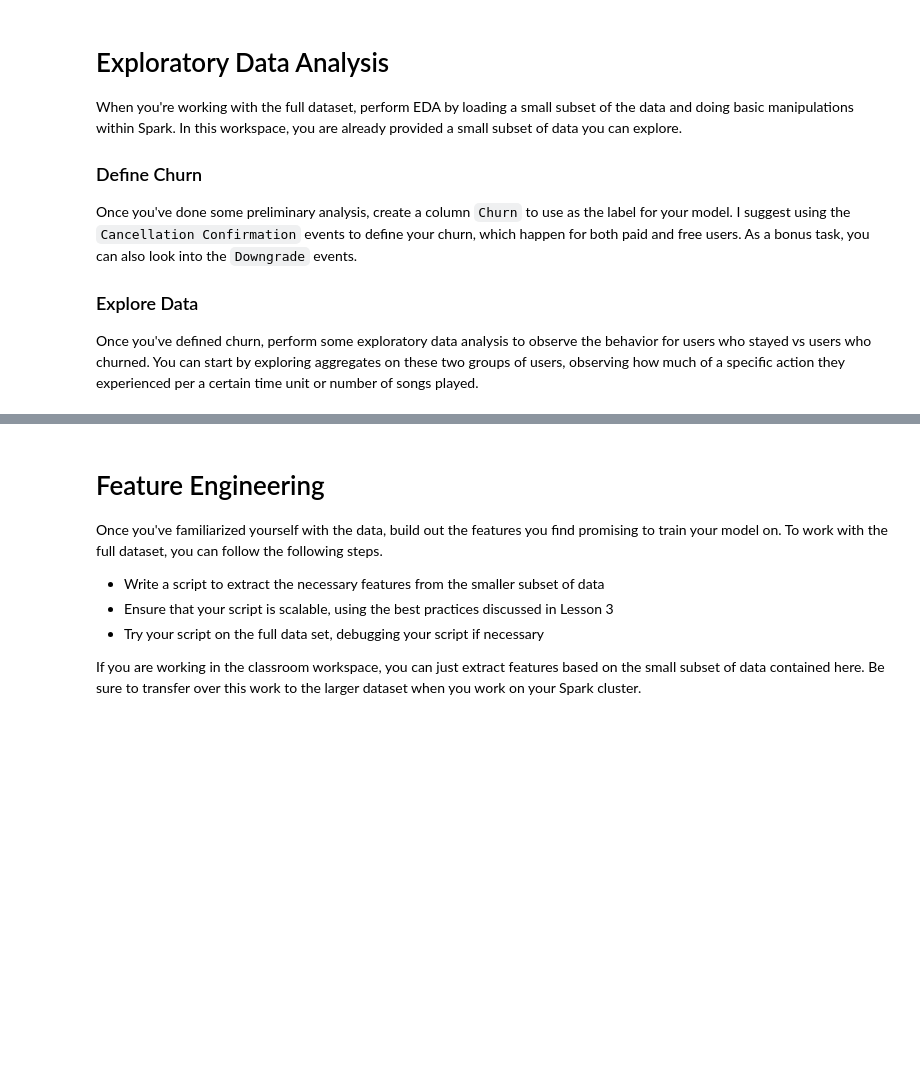
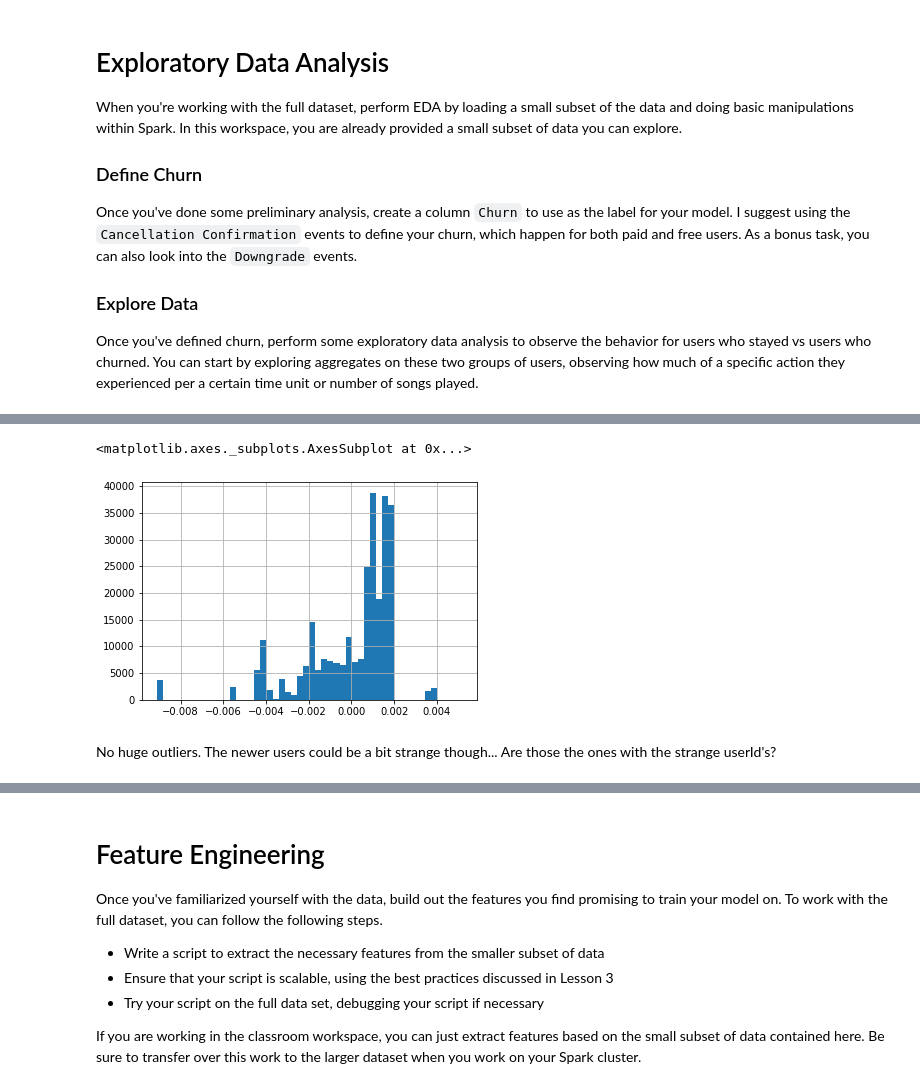
Before and after one commit to mtasende/Spark_ML, a Jupyter notebook: udacity_project/Sparkify.ipynb, the cells around one changed output, grey strips where cells are left out. Cells and saved outputs as stored; diff of their text form; code cells hidden in the pictures; blank space fills up the shorter version.

```diff
--- a/udacity_project/Sparkify.ipynb
+++ b/udacity_project/Sparkify.ipynb
@@ -133,0 +389,7 @@ Once you've defined churn, perform some exploratory data analysis to observe the
+# %%
+((pdata.registration - pdata.registration.mean()) / pdata.registration.mean()).hist(bins=50)
+# %% [output]
+<matplotlib.axes._subplots.AxesSubplot at 0x...>
+[figure, added]
+# %% [markdown]
+No huge outliers. The newer users could be a bit strange though... Are those the ones with the strange userId's?
```
Also changed, not shown: parts of 47 cells of this notebook.
